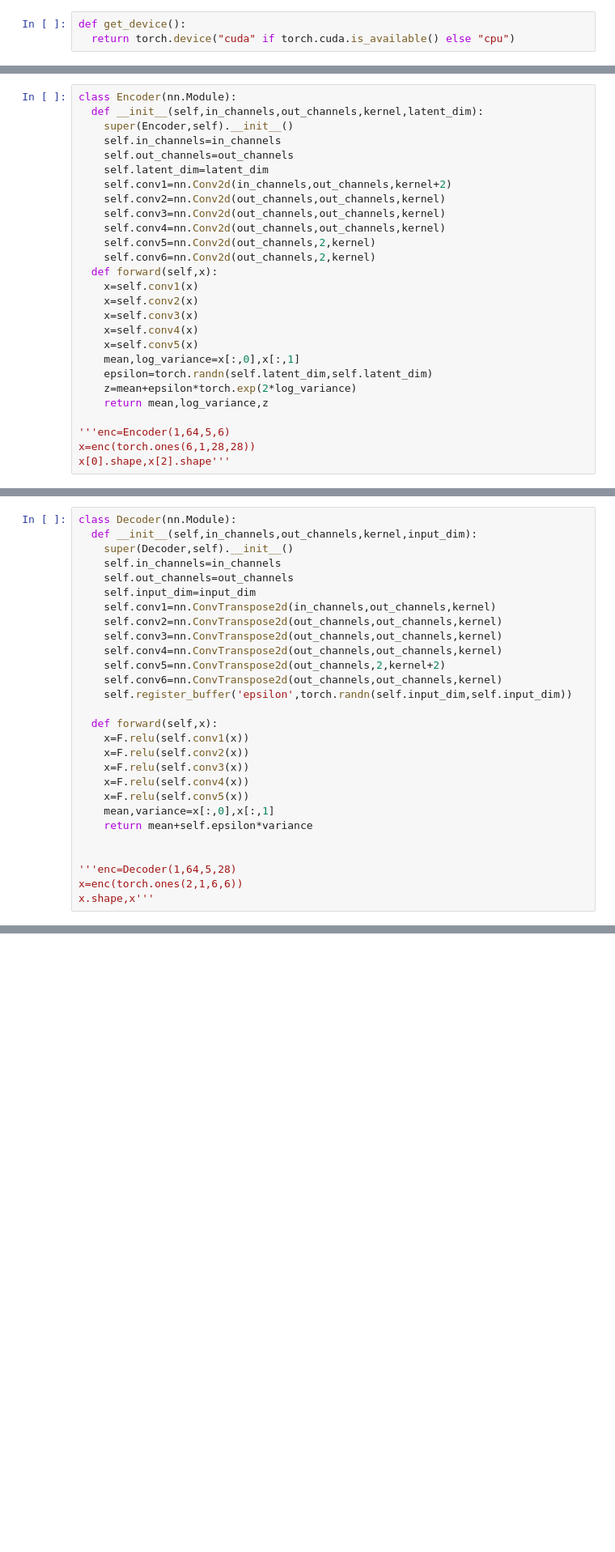
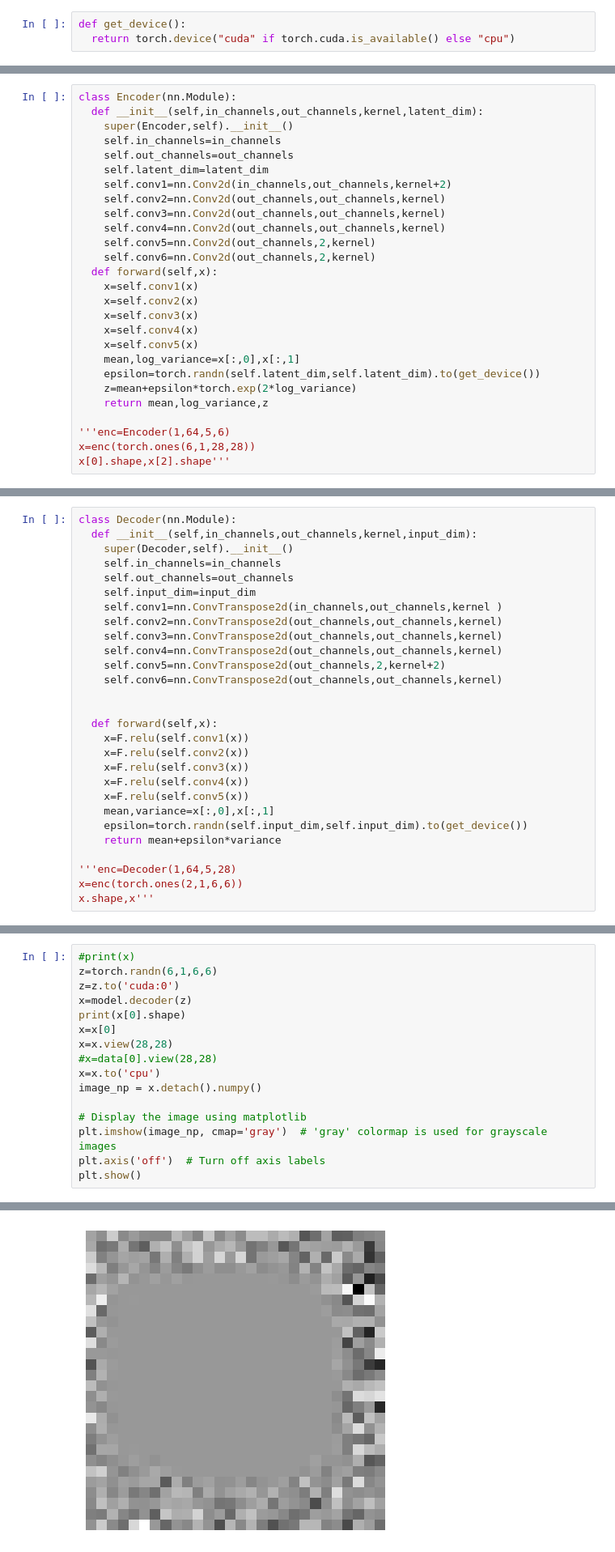
Before and after one commit to Rohit1217/VAE, a Jupyter notebook: vae.ipynb, the cells around one changed output, grey strips where cells are left out. Shown at 81% size. Cells and saved outputs as stored; diff of their text form; blank space fills up the shorter version.

```diff
--- a/vae.ipynb
+++ b/vae.ipynb
@@ -44,7 +44,7 @@ class Encoder(nn.Module):
     x=self.conv4(x)
     x=self.conv5(x)
     mean,log_variance=x[:,0],x[:,1]
-    epsilon=torch.randn(self.latent_dim,self.latent_dim)
+    epsilon=torch.randn(self.latent_dim,self.latent_dim).to(get_device())
     z=mean+epsilon*torch.exp(2*log_variance)
     return mean,log_variance,z
 
@@ -60,13 +60,13 @@ class Decoder(nn.Module):
     self.in_channels=in_channels
     self.out_channels=out_channels
     self.input_dim=input_dim
-    self.conv1=nn.ConvTranspose2d(in_channels,out_channels,kernel)
+    self.conv1=nn.ConvTranspose2d(in_channels,out_channels,kernel )
     self.conv2=nn.ConvTranspose2d(out_channels,out_channels,kernel)
     self.conv3=nn.ConvTranspose2d(out_channels,out_channels,kernel)
     self.conv4=nn.ConvTranspose2d(out_channels,out_channels,kernel)
     self.conv5=nn.ConvTranspose2d(out_channels,2,kernel+2)
     self.conv6=nn.ConvTranspose2d(out_channels,out_channels,kernel)
-    self.register_buffer('epsilon',torch.randn(self.input_dim,self.input_dim))
+
 
   def forward(self,x):
     x=F.relu(self.conv1(x))
@@ -75,8 +75,8 @@ class Decoder(nn.Module):
     x=F.relu(self.conv4(x))
     x=F.relu(self.conv5(x))
     mean,variance=x[:,0],x[:,1]
-    return mean+self.epsilon*variance
-
+    epsilon=torch.randn(self.input_dim,self.input_dim).to(get_device())
+    return mean+epsilon*variance
 
 '''enc=Decoder(1,64,5,28)
 x=enc(torch.ones(2,1,6,6))
@@ -139,0 +174,17 @@ for epoch in epochs():
+# %%
+#print(x)
+z=torch.randn(6,1,6,6)
+z=z.to('cuda:0')
+x=model.decoder(z)
+print(x[0].shape)
+x=x[0]
+x=x.view(28,28)
+#x=data[0].view(28,28)
+x=x.to('cpu')
+image_np = x.detach().numpy()
+
+# Display the image using matplotlib
+plt.imshow(image_np, cmap='gray')  # 'gray' colormap is used for grayscale images
+plt.axis('off')  # Turn off axis labels
+plt.show()
+# %% [output]
@@ -139,0 +192 @@ for epoch in epochs():
+[figure, added]
```
Also changed, not shown: parts of 8 cells of this notebook.
